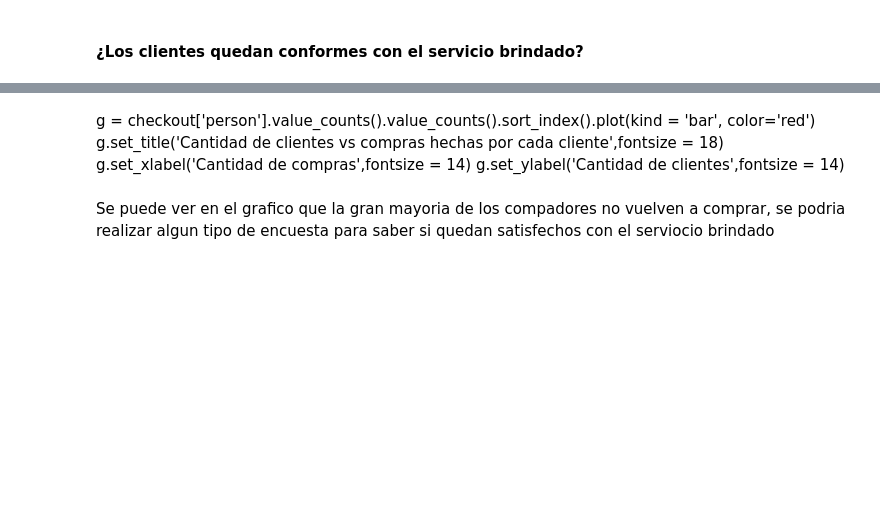
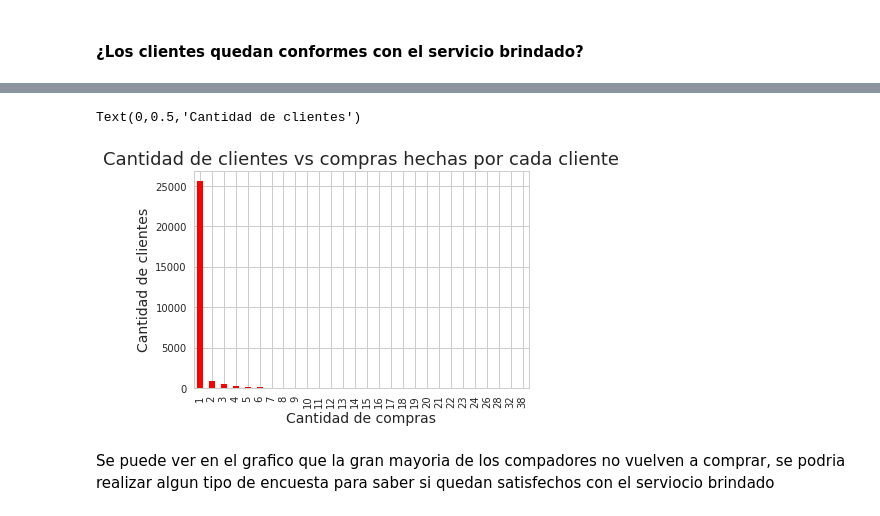
Before and after one commit to jowisaidman/tp1_analisis_exploratorio, a Jupyter notebook: AnalisisExploratorio.ipynb, the cells around one changed output, grey strips where cells are left out. Cells and saved outputs as stored; diff of their text form; code cells hidden in the pictures; blank space fills up the shorter version.

```diff
--- a/AnalisisExploratorio.ipynb
+++ b/AnalisisExploratorio.ipynb
@@ -251,8 +253,11 @@ checkout['person'].value_counts().mean() #en promedio la persona que compro una
-# %% [markdown]
-g = checkout['person'].value_counts().value_counts().sort_index().plot(kind = 'bar', color='red')
-g.set_title('Cantidad de clientes vs compras hechas por cada cliente',fontsize = 18)
-g.set_xlabel('Cantidad de compras',fontsize = 14)
-g.set_ylabel('Cantidad de clientes',fontsize = 14)
+# %%
+g = checkout['person'].value_counts().value_counts().sort_index().plot(kind = 'bar', color='red')
+g.set_title('Cantidad de clientes vs compras hechas por cada cliente',fontsize = 18)
+g.set_xlabel('Cantidad de compras',fontsize = 14)
+g.set_ylabel('Cantidad de clientes',fontsize = 14)
+# %% [output]
+Text(0,0.5,'Cantidad de clientes')
+[figure, added]
 # %% [markdown]
 Se puede ver en el grafico que la gran mayoria de los compadores no vuelven a comprar, se podria realizar algun tipo de encuesta para saber si quedan satisfechos con el serviocio brindado
 # %%
```
Also changed, not shown: parts of 3 cells of this notebook.
